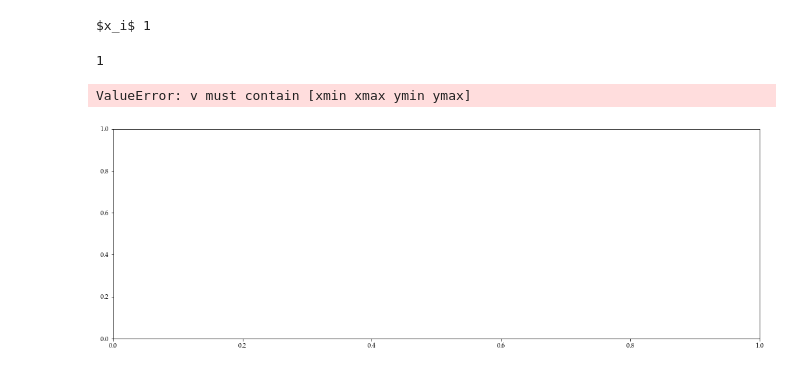
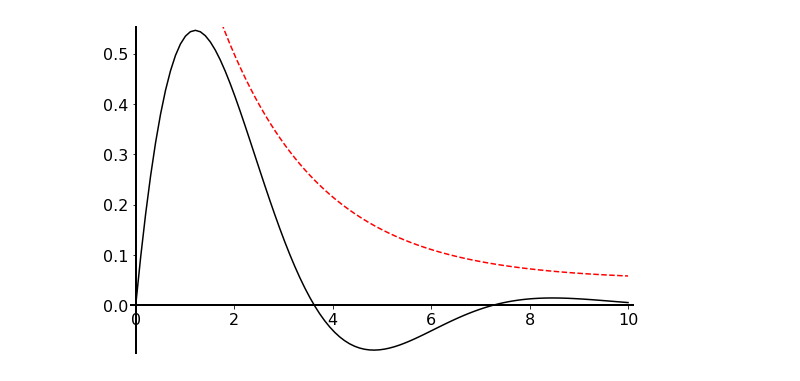
Before and after one commit to cad3na/JupyterNotebooks, a Jupyter notebook: Python/Graficacion/Graficas estabilidad.ipynb, the cells around one changed output. Cells and saved outputs as stored; diff of their text form; code cells hidden in the pictures.

Commit message:
Se hacen imagenes para examenes y otros varios

```diff
--- a/Python/Graficacion/Graficas estabilidad.ipynb
+++ b/Python/Graficacion/Graficas estabilidad.ipynb
@@ -2,7 +2,7 @@
 %matplotlib inline
 from matplotlib.pyplot import figure, gcf
 # %%
-def graficar(xs, ys, cursores_x={}, cursores_y={}, tamaño=(9, 6), imprimir_etiquetas=True, archivo=""):
+def graficar(xs, ys, cursores_x={}, cursores_y={}, asintota=[], tamaño=(9, 6), imprimir_etiquetas=True, archivo=""):
 
     def imprimir_cursores(cursores, margenes, eje, axis, δ):
         etiquetas = cursores.keys()
@@ -48,6 +48,9 @@ def graficar(xs, ys, cursores_x={}, cursores_y={}, tamaño=(9, 6), imprimir_etiq
     ax.axes.set_ylim(margenes_y[0], margenes_y[1])
     fig.canvas.draw()
 
+    if len(asintota) > 0:
+        ax.plot(asintota[0], asintota[1], "--r")
+
     #for direction in ["xzero", "yzero"]:
     #    ax.axis[direction].set_visible(True)
     #    ax.axis[direction].set_axisline_style("->")
@@ -80,4 +83,5 @@ from numpy import linspace
 # %%
-G = tf([1],[1, 3, 2])
+G = tf([1],[1, 1, 1])
 t = linspace(0, 10, 100)
-y, t = step(G, t)
+t,y = impulse_response(G, t)
+ya = exp(-0.5*t+0.2)+0.05
@@ -173,9 +87,0 @@ p = prueba.keys()
-# %%
-for c in p:
-    print(c, prueba[c])
-# %% [output]
-$x_i$ 1
-# %%
-len(prueba)
-# %% [output]
-1
@@ -184,7 +88,4 @@ len(prueba)
-# %%
-fig = figure(figsize=(18,6))
-ax = fig.gca()
-ax.axis(["xzero"])
-# %% [output]
-ValueError: v must contain [xmin xmax ymin ymax]
-[figure, removed]
+# %%
+ax2 = graficar(t,y, asintota=[t,ya], archivo="est_exp.png")
+# %% [output]
+[figure, added]
```
Also changed, not shown: parts of 16 cells of this notebook, 10 other files.
